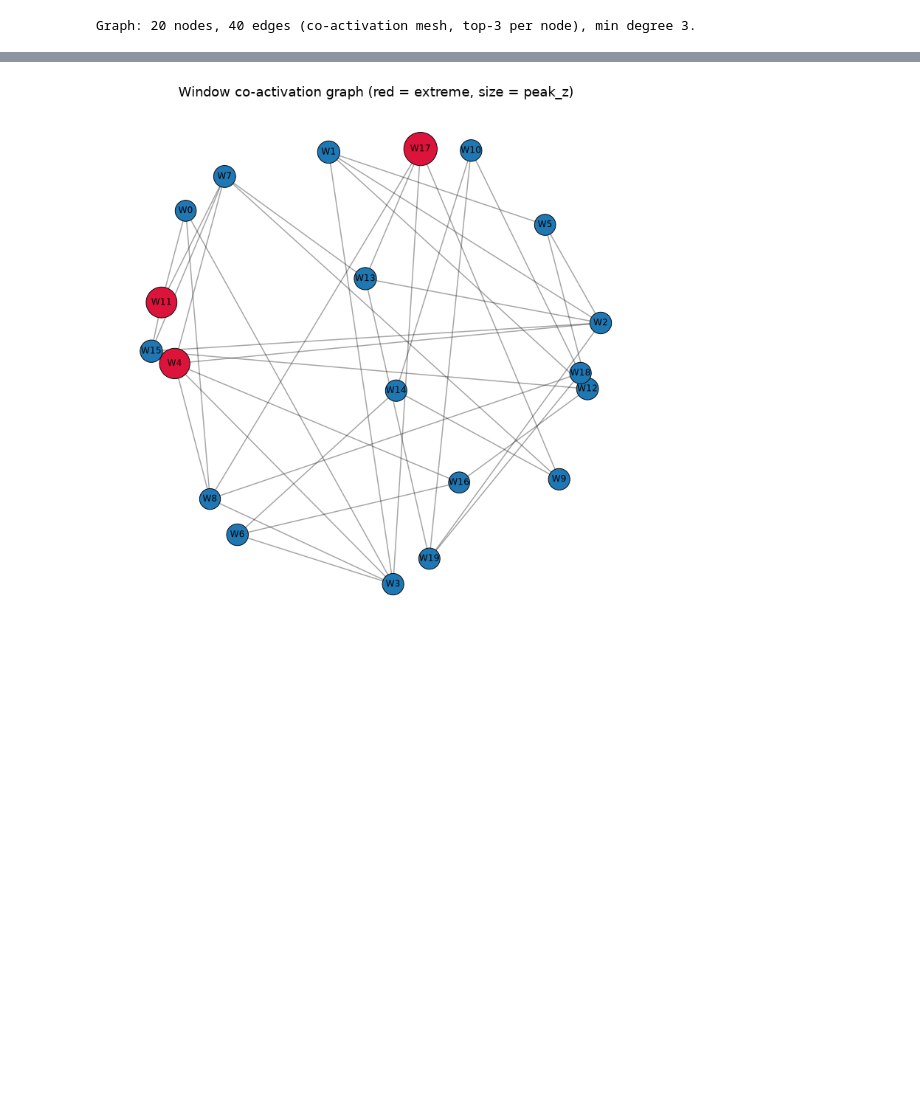
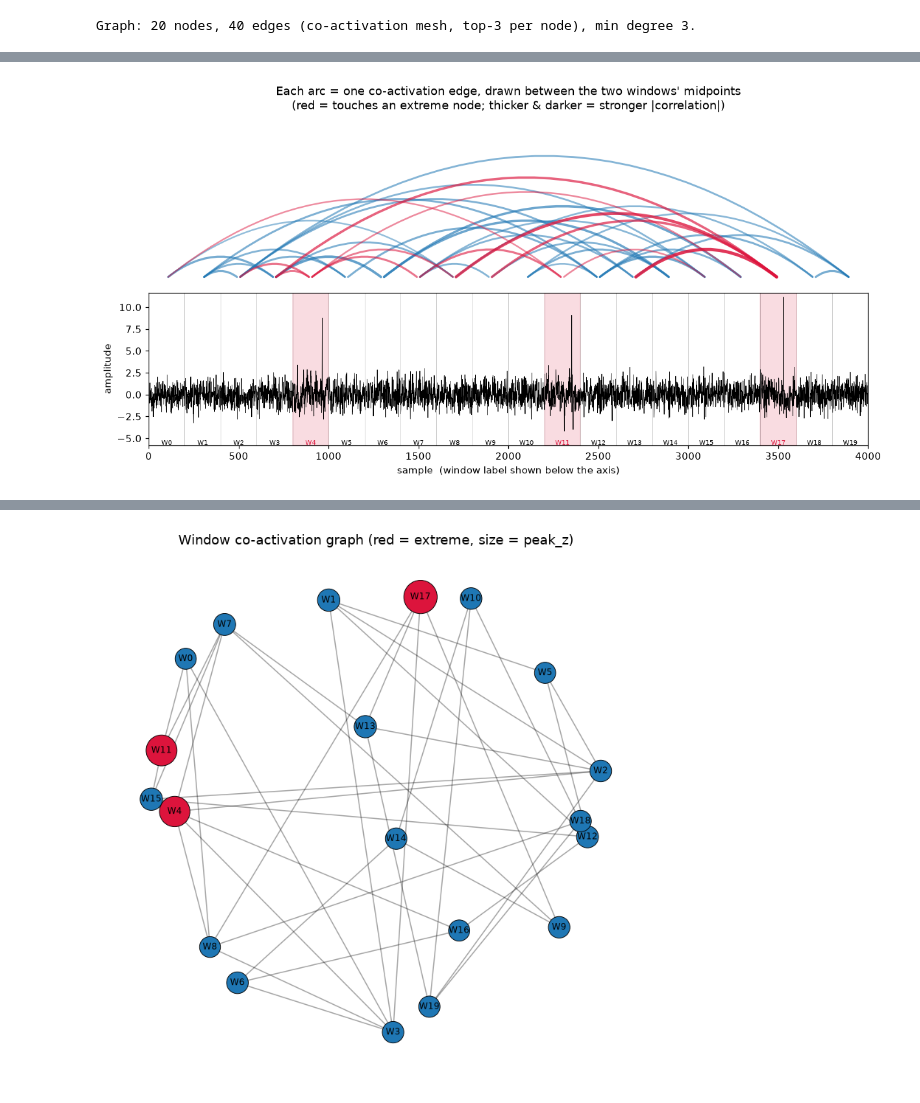
Before and after one commit to D2718281828nis/BioMedAI-sEEG-core-of-epilepsy, a Jupyter notebook: EVT_DFA_attention_demo.ipynb, the cells around one changed output, grey strips where cells are left out. Drawn from its saved outputs; the diff is of its cells as text; code cells hidden in the pictures; blank space fills up the shorter version.

Commit message:
graph interconnection via timeseries

```diff
--- a/EVT_DFA_attention_demo.ipynb
+++ b/EVT_DFA_attention_demo.ipynb
@@ -331,0 +340,43 @@ Graph: 20 nodes, 40 edges (co-activation mesh, top-3 per node), min degree 3.
+# %%
+from matplotlib.patches import FancyArrowPatch
+
+midpoints = {i: (i + 0.5) * WINDOW_LEN for i in range(N_WINDOWS)}
+max_weight = max(abs(d["weight"]) for _, _, d in graph.edges(data=True))
+
+fig, (ax_arcs, ax_series) = plt.subplots(
+    2, 1, figsize=(13, 6), sharex=True, height_ratios=[1.1, 1.0],
+    gridspec_kw={"hspace": 0.06},
+)
+
+for u, v, d in graph.edges(data=True):
+    i, j = int(u[1:]), int(v[1:])
+    x0, x1 = midpoints[min(i, j)], midpoints[max(i, j)]
+    touches_extreme = (i in EXTREME_WINDOWS) or (j in EXTREME_WINDOWS)
+    strength = abs(d["weight"]) / max_weight
+    color = "crimson" if touches_extreme else "#1f77b4"
+    arc = FancyArrowPatch((x0, 0), (x1, 0), connectionstyle="arc3,rad=-0.4", arrowstyle="-",
+                          color=color, alpha=0.3 + 0.55 * strength, linewidth=0.8 + 2.4 * strength,
+                          zorder=2 if touches_extreme else 1)
+    ax_arcs.add_patch(arc)
+
+ax_arcs.set_xlim(0, N)
+ax_arcs.set_ylim(-50, N * 0.4 * 1.05)
+ax_arcs.axis("off")
+ax_arcs.set_title("Each arc = one co-activation edge, drawn between the two windows' midpoints\n"
+                  "(red = touches an extreme node; thicker & darker = stronger |correlation|)")
+
+ax_series.plot(signal, linewidth=0.5, color="black")
+for i in range(N_WINDOWS):
+    start = i * WINDOW_LEN
+    if i in EXTREME_WINDOWS:
+        ax_series.axvspan(start, start + WINDOW_LEN, color="crimson", alpha=0.15)
+    ax_series.axvline(start, color="gray", linewidth=0.4, alpha=0.6)
+    ax_series.text(start + WINDOW_LEN / 2, signal.min() - 1.0, f"W{i}", ha="center", va="top",
+                  fontsize=6.5, color="crimson" if i in EXTREME_WINDOWS else "black")
+ax_series.set_ylim(signal.min() - 1.6, signal.max() + 0.5)
+ax_series.set_xlabel("sample  (window label shown below the axis)")
+ax_series.set_ylabel("amplitude")
+
+plt.show()
+# %% [output]
+[figure, added]
```
Also changed, not shown: parts of 3 cells of this notebook.
